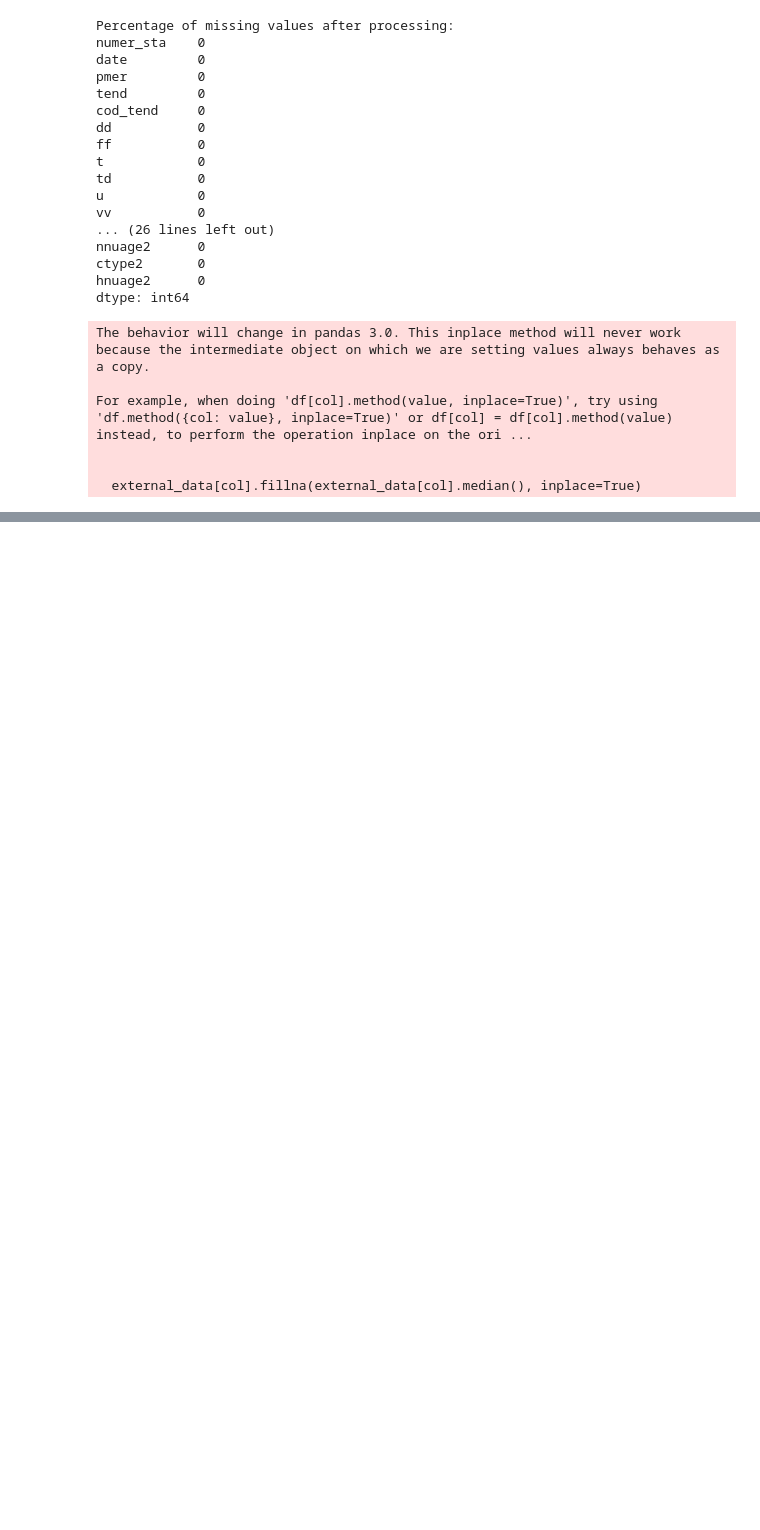
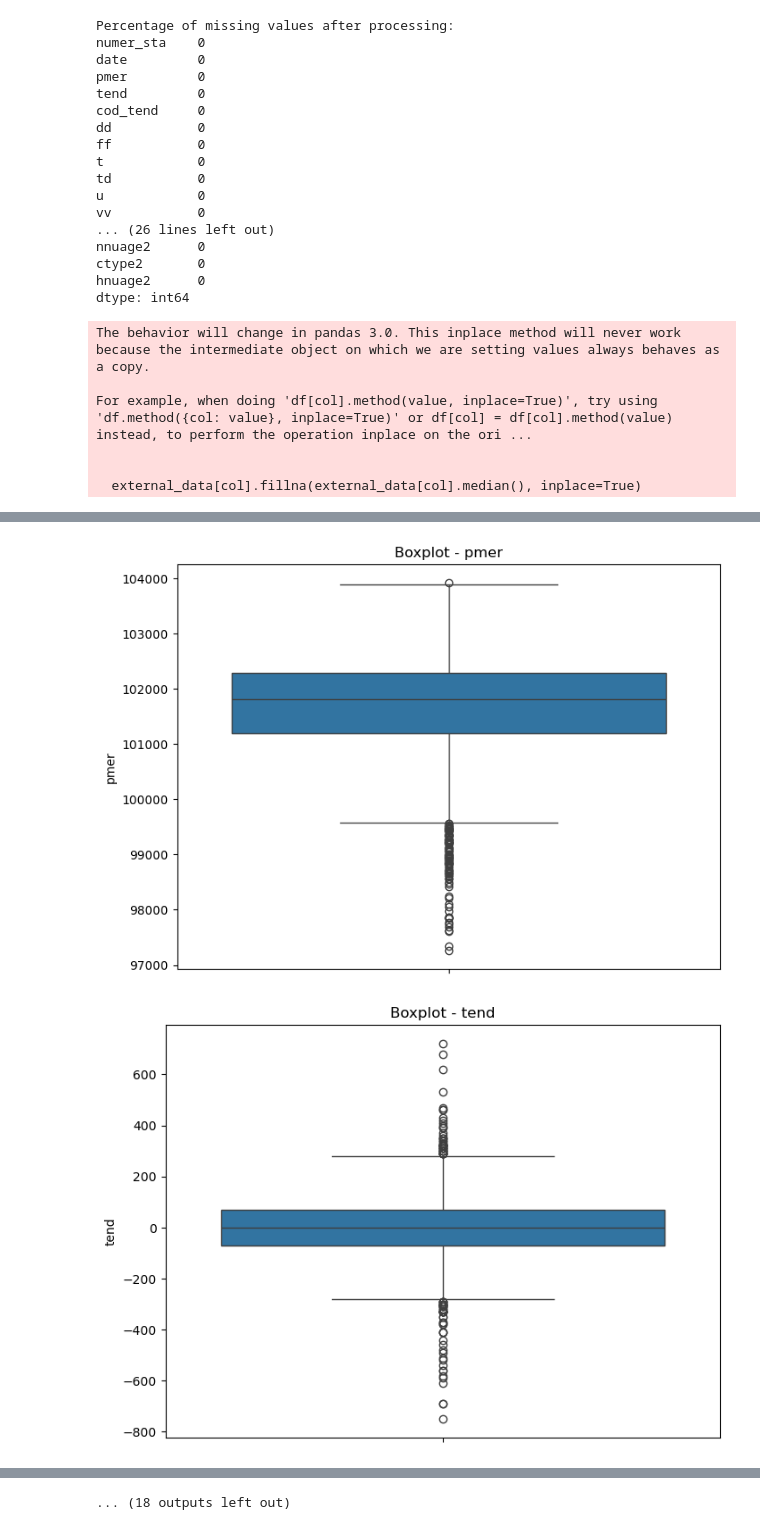
Before and after one commit to louis-leibo/bike_counters, a Jupyter notebook: Dev_by_sam_&_louis/EDA.ipynb, the cells around one changed output, grey strips where cells are left out. Saved outputs shown, nothing was run; the diff lists cells and outputs as text; code cells hidden in the pictures; blank space fills up the shorter version.

Commit message:
modification du fichier Model option 2 avec outliers meteo

```diff
--- a/Dev_by_sam_&_louis/EDA.ipynb
+++ b/Dev_by_sam_&_louis/EDA.ipynb
@@ -461,0 +474,3 @@ For example, when doing 'df[col].method(value, inplace=True)', try using 'df.met
+# %%
+numerical_columns = external_data.select_dtypes(include=['float64', 'int64']).columns
+print(external_data[numerical_columns].describe())
@@ -461,0 +499,11 @@ For example, when doing 'df[col].method(value, inplace=True)', try using 'df.met
+# %%
+from scipy.stats import zscore
+import numpy as np
+#calcul of the z-score
+z_scores = external_data[numerical_columns].apply(zscore)
+
+#possible outlier if: (z-score > 3 or < -3)
+outliers = (np.abs(z_scores) > 3)
+
+outlier_counts = outliers.sum()
+print("Nombre d'outliers par colonne :\n", outlier_counts)
@@ -461,0 +528,17 @@ For example, when doing 'df[col].method(value, inplace=True)', try using 'df.met
+# %%
+columns_with_outliers = outlier_counts[outlier_counts > 0].index
+
+# To visualize the outliers :
+for col in columns_with_outliers:
+    plt.figure(figsize=(8, 6))
+    sns.boxplot(data=external_data, y=col)
+    plt.title(f"Boxplot - {col}")
+    plt.ylabel(col)
+    plt.show()
+
+
+plt.tight_layout()
+plt.show()
+# %% [output]
+[figure, added]
+[figure, added]
@@ -461,0 +555 @@ For example, when doing 'df[col].method(value, inplace=True)', try using 'df.met
+... (18 outputs left out)
```
Also changed, not shown: parts of 8 cells of this notebook.
